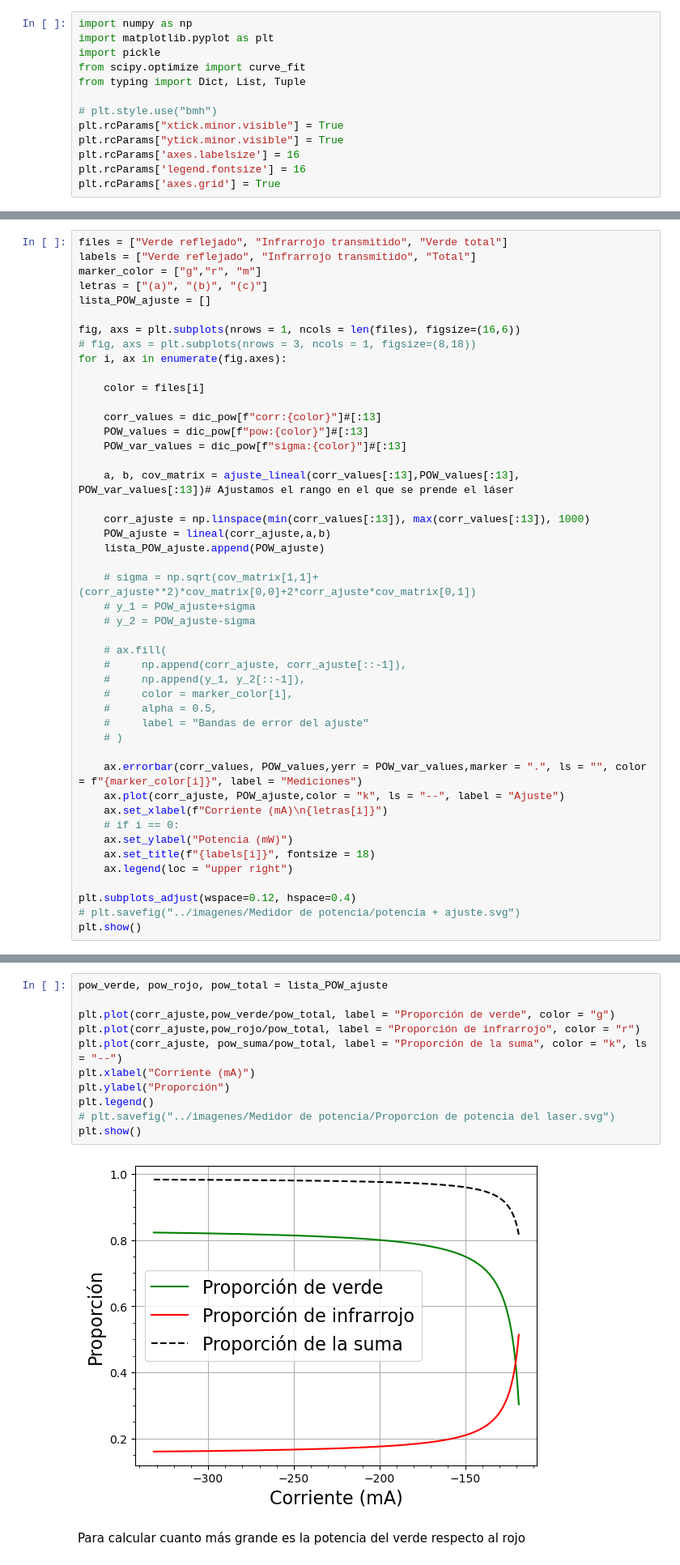
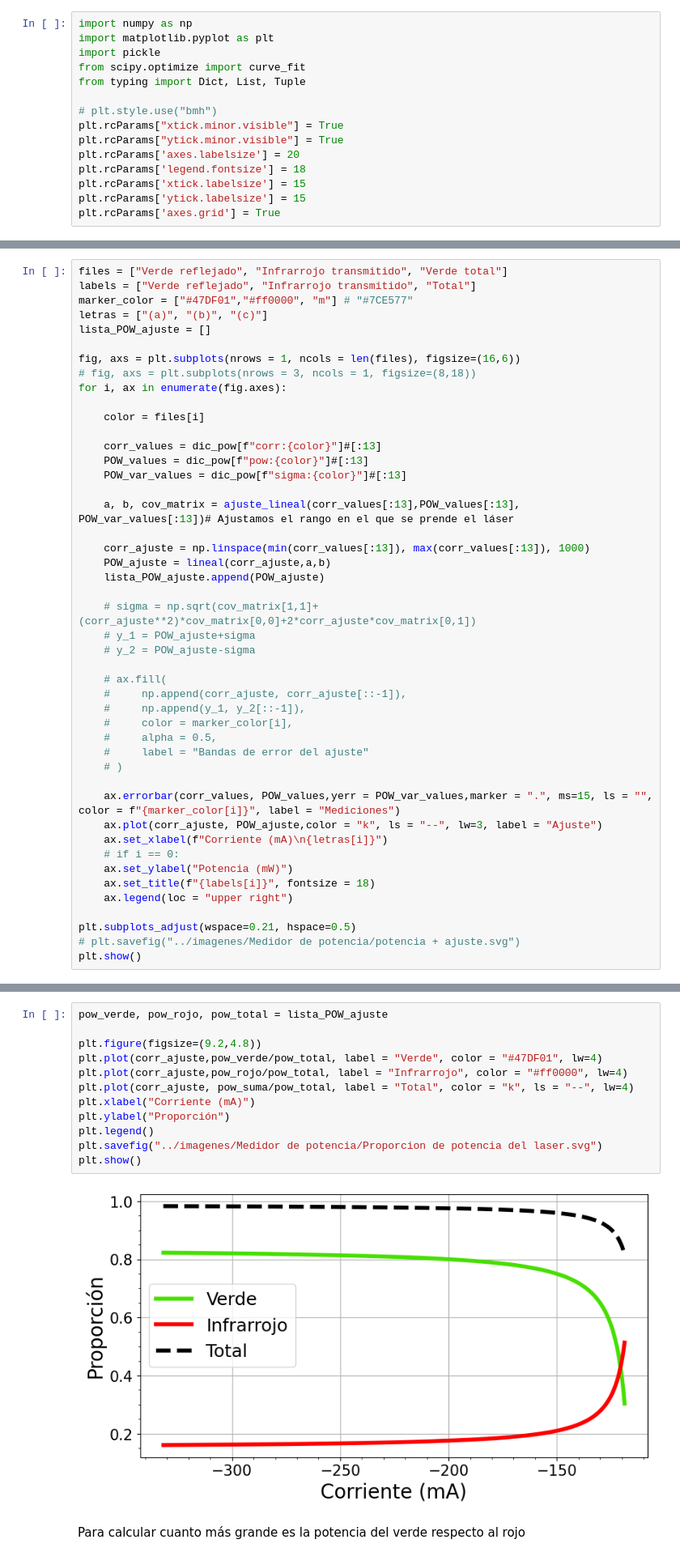
Before and after one commit to DelManuel/Magnetometro-optico, a Jupyter notebook: códigos/analisis_pow_laser.ipynb, the cells around one changed output, grey strips where cells are left out. Shown at 81% size. Saved outputs shown, nothing was run; the diff lists cells and outputs as text.

```diff
--- a/códigos/analisis_pow_laser.ipynb
+++ b/códigos/analisis_pow_laser.ipynb
@@ -8,8 +8,10 @@ from typing import Dict, List, Tuple
 # plt.style.use("bmh")
 plt.rcParams["xtick.minor.visible"] = True
 plt.rcParams["ytick.minor.visible"] = True
-plt.rcParams['axes.labelsize'] = 16
-plt.rcParams['legend.fontsize'] = 16
+plt.rcParams['axes.labelsize'] = 20
+plt.rcParams['legend.fontsize'] = 18
+plt.rcParams['xtick.labelsize'] = 15
+plt.rcParams['ytick.labelsize'] = 15
 plt.rcParams['axes.grid'] = True
 # %%
 def cargar_datos(file_name : str, pow_measure = False) -> list:
@@ -151,7 +153,7 @@ def ajuste_lineal(x: np.ndarray, y: np.array, y_err: np.ndarray) -> List[float]:
 # %%
 files = ["Verde reflejado", "Infrarrojo transmitido", "Verde total"]
 labels = ["Verde reflejado", "Infrarrojo transmitido", "Total"]
-marker_color = ["g","r", "m"]
+marker_color = ["#47DF01","#ff0000", "m"] # "#7CE577"
 letras = ["(a)", "(b)", "(c)"]
 lista_POW_ajuste = []
 
@@ -183,15 +185,15 @@ for i, ax in enumerate(fig.axes):
     #     label = "Bandas de error del ajuste"
     # )
 
-    ax.errorbar(corr_values, POW_values,yerr = POW_var_values,marker = ".", ls = "", color = f"{marker_color[i]}", label = "Mediciones")
-    ax.plot(corr_ajuste, POW_ajuste,color = "k", ls = "--", label = "Ajuste")
+    ax.errorbar(corr_values, POW_values,yerr = POW_var_values,marker = ".", ms=15, ls = "", color = f"{marker_color[i]}", label = "Mediciones")
+    ax.plot(corr_ajuste, POW_ajuste,color = "k", ls = "--", lw=3, label = "Ajuste")
     ax.set_xlabel(f"Corriente (mA)\n{letras[i]}")
     # if i == 0:
     ax.set_ylabel("Potencia (mW)")
     ax.set_title(f"{labels[i]}", fontsize = 18)
     ax.legend(loc = "upper right")
 
-plt.subplots_adjust(wspace=0.12, hspace=0.4)
+plt.subplots_adjust(wspace=0.21, hspace=0.5)
 # plt.savefig("../imagenes/Medidor de potencia/potencia + ajuste.svg")
 plt.show()
 # %% [output]
@@ -213,16 +215,17 @@ plt.show()
 # %%
 pow_verde, pow_rojo, pow_total = lista_POW_ajuste
 
-plt.plot(corr_ajuste,pow_verde/pow_total, label = "Proporción de verde", color = "g")
-plt.plot(corr_ajuste,pow_rojo/pow_total, label = "Proporción de infrarrojo", color = "r")
-plt.plot(corr_ajuste, pow_suma/pow_total, label = "Proporción de la suma", color = "k", ls = "--")
+plt.figure(figsize=(9.2,4.8))
+plt.plot(corr_ajuste,pow_verde/pow_total, label = "Verde", color = "#47DF01", lw=4)
+plt.plot(corr_ajuste,pow_rojo/pow_total, label = "Infrarrojo", color = "#ff0000", lw=4)
+plt.plot(corr_ajuste, pow_suma/pow_total, label = "Total", color = "k", ls = "--", lw=4)
 plt.xlabel("Corriente (mA)")
 plt.ylabel("Proporción")
 plt.legend()
-# plt.savefig("../imagenes/Medidor de potencia/Proporcion de potencia del laser.svg")
+plt.savefig("../imagenes/Medidor de potencia/Proporcion de potencia del laser.svg")
 plt.show()
 # %% [output]
-[figure, old version]
+[figure, new version]
 # %% [markdown]
 Para calcular cuanto más grande es la potencia del verde respecto al rojo
 # %%
```
Also changed, not shown: parts of 4 cells of this notebook, 2 other files.
